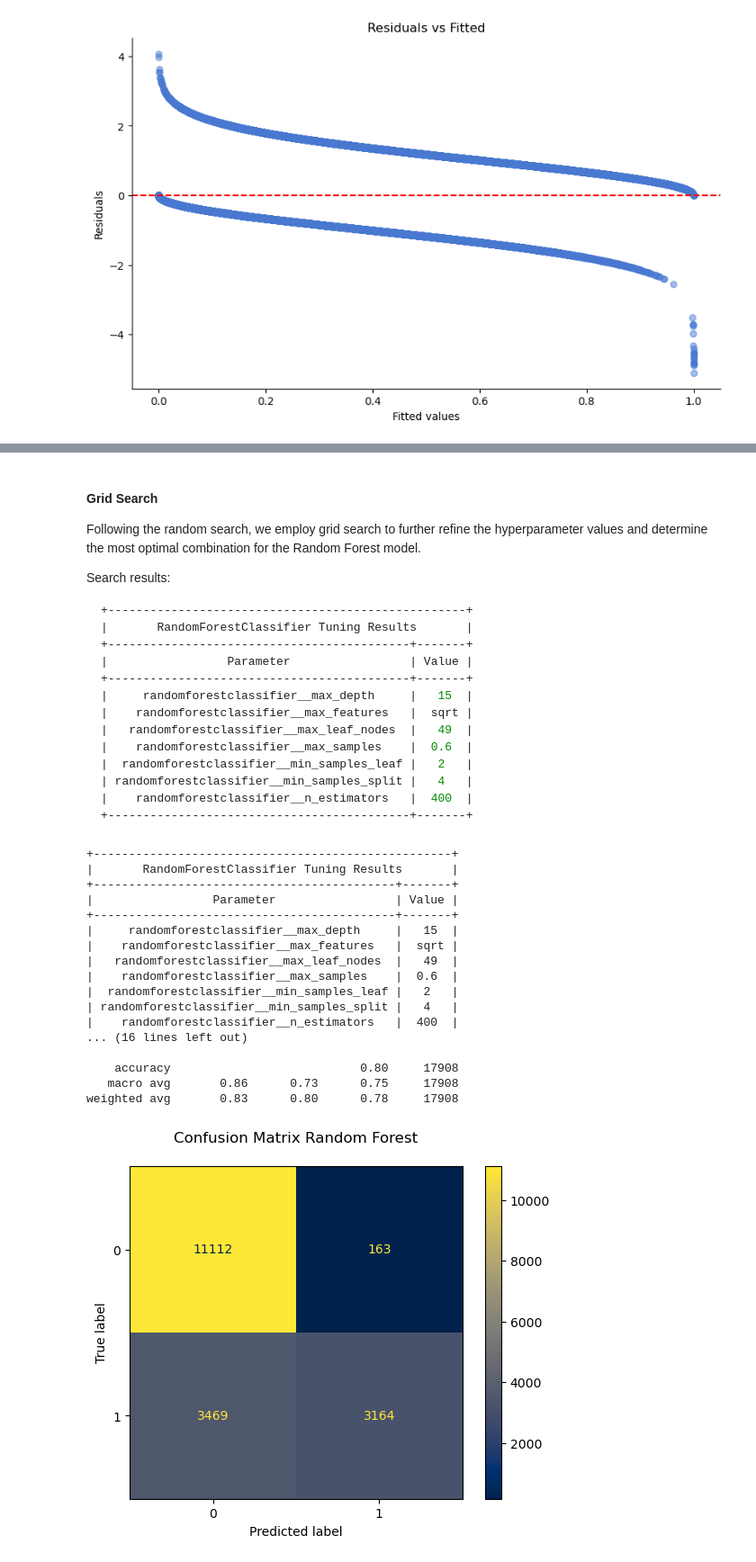
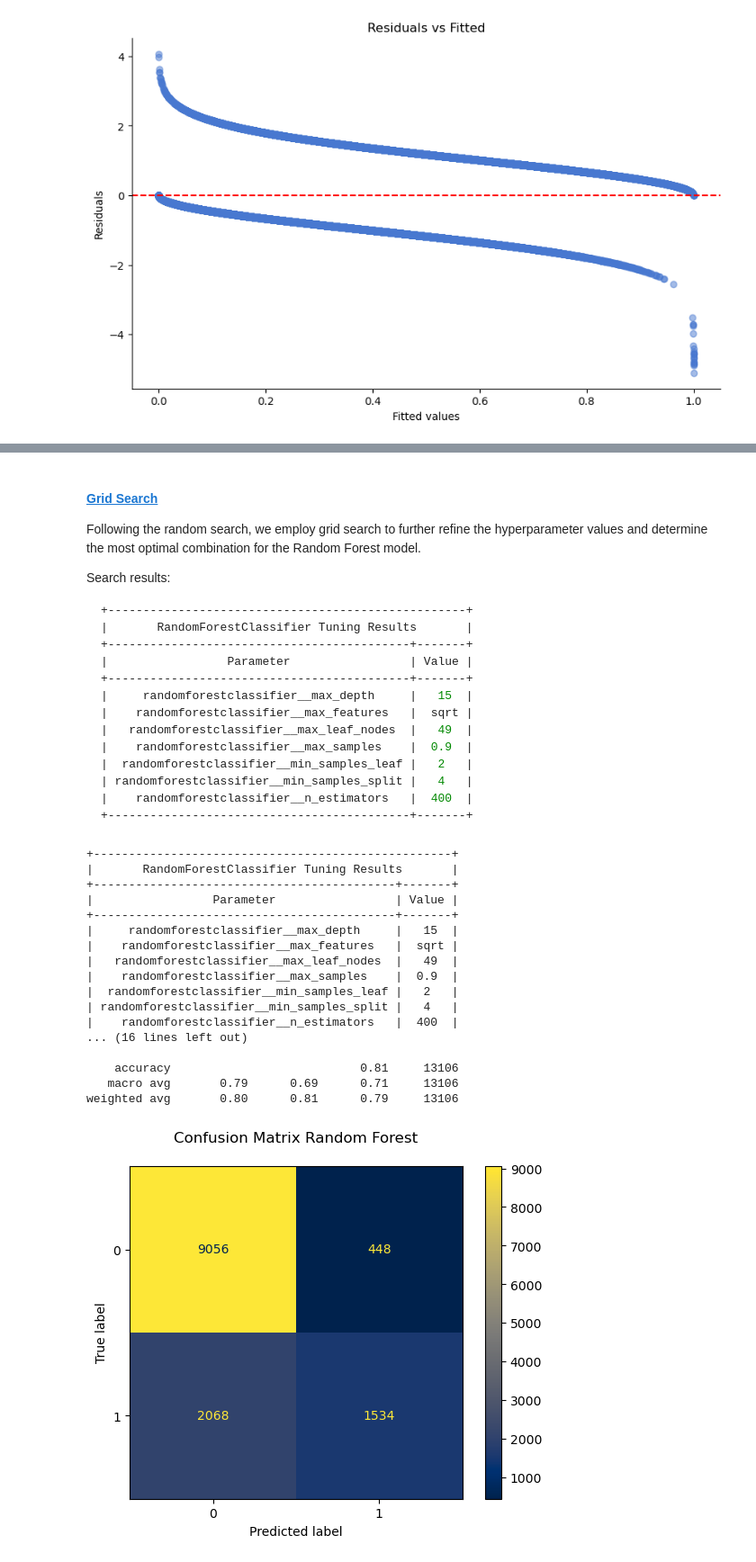
Before and after one commit to FutureGoose/advanced_techniques_logistic_regression, a Jupyter notebook: fundamentals_logistic_regression_part2.ipynb, the cells around one changed output, grey strips where cells are left out. Shown at 90% size. Drawn from its saved outputs; the diff is of its cells as text; code cells hidden in the pictures.

```diff
--- a/fundamentals_logistic_regression_part2.ipynb
+++ b/fundamentals_logistic_regression_part2.ipynb
@@ -1002,0 +958,20 @@ weighted avg       0.88      0.88      0.88     17908
+# %%
+from sklearn.ensemble import RandomForestClassifier
+
+# Instantiate the random forest classifier model
+rf_model = RandomForestClassifier()
+
+# Create the pipeline
+pipe = make_pipeline(preprocessor, rf_model)
+
+# Fit the model
+pipe.fit(X_train, y_train)
+
+# Evaluate the model on train and validation data
+y_pred_train = pipe.predict(X_train)
+y_pred_val = pipe.predict(X_val)
+class_report_train = classification_report(y_train, y_pred_train)
+class_report_val = classification_report(y_val, y_pred_val)
+
+print(f"\nClassification Report on train data: \n{class_report_train}")
+print(f"\nClassification Report on validation data: \n{class_report_val}")
@@ -1137,5 +1133,5 @@ weighted avg       0.83      0.79      0.76     17908
 # %% [markdown]
-#### Grid Search
+#### <a id='toc1_6_3_2_'></a>[Grid Search](#toc0_)
 Following the random search, we employ grid search to further refine the hyperparameter values and determine the most optimal combination for the Random Forest model.
 
 Search results:
@@ -1149,7 +1145,7 @@ Search results:
 |     randomforestclassifier__max_depth     |   15  |
 |    randomforestclassifier__max_features   |  sqrt |
 |   randomforestclassifier__max_leaf_nodes  |   49  |
-|    randomforestclassifier__max_samples    |  0.6  |
+|    randomforestclassifier__max_samples    |  0.9  |
 |  randomforestclassifier__min_samples_leaf |   2   |
 | randomforestclassifier__min_samples_split |   4   |
 |    randomforestclassifier__n_estimators   |  400  |
@@ -1161,47 +1157,47 @@ param_grid = {
     'randomforestclassifier__max_depth': [15],        # Sets the maximum depth of the trees, limiting how many splits it can make
     'randomforestclassifier__max_features': ['sqrt'], # Specifies the maximum number of features considered when looking for the best split
     'randomforestclassifier__max_leaf_nodes': [49],   # Limits the maximum number of leaf nodes, reducing overfitting by preventing the tree from growing too complex
-    'randomforestclassifier__max_samples': [0.6],     # Determines the fraction of the original dataset given to any individual tree, reducing training time
+    'randomforestclassifier__max_samples': [0.9],     # Determines the fraction of the original dataset given to any individual tree, reducing training time
     'randomforestclassifier__min_samples_leaf': [2],  # Requires at least this many samples to be at a leaf node, further preventing overfitting by ensuring a minimum number of samples at the leaves
     'randomforestclassifier__min_samples_split': [4], # Sets the minimum number of samples required to split an internal node
     'randomforestclassifier__n_estimators': [400],    # Specifies the number of trees in the forest, affecting the model's performance and computational cost
 
 }
 
 # Grid search setup
 grid_rf = GridSearchCV(estimator=pipe,
                       param_grid=param_grid,
-                      cv=5,
+                      cv=3,
                       scoring="f1",
                       n_jobs=-1)
 
 # Fit model to data
-grid_rf.fit(X_train2, y_train2)
+grid_rf.fit(X_train, y_train)
 
 # Show best params and scores
-display_search_results(grid_rf, X_train2, y_train2, X_val2, y_val2)
+display_search_results(grid_rf, X_train, y_train, X_val, y_val)
 
 # Confusion Matrix from estimator
-ConfusionMatrixDisplay.from_estimator(grid_rf, X_val2, y_val2, cmap='cividis')
+ConfusionMatrixDisplay.from_estimator(grid_rf, X_val, y_val, cmap='cividis')
 plt.title('Confusion Matrix Random Forest', y=1.05)
 plt.show()
 # %% [output]
 +---------------------------------------------------+
 |       RandomForestClassifier Tuning Results       |
 +-------------------------------------------+-------+
 |                 Parameter                 | Value |
 +-------------------------------------------+-------+
 |     randomforestclassifier__max_depth     |   15  |
 |    randomforestclassifier__max_features   |  sqrt |
 |   randomforestclassifier__max_leaf_nodes  |   49  |
-|    randomforestclassifier__max_samples    |  0.6  |
+|    randomforestclassifier__max_samples    |  0.9  |
 |  randomforestclassifier__min_samples_leaf |   2   |
 | randomforestclassifier__min_samples_split |   4   |
 |    randomforestclassifier__n_estimators   |  400  |
 ... (16 lines left out)
 
-    accuracy                           0.80     17908
-   macro avg       0.86      0.73      0.75     17908
-weighted avg       0.83      0.80      0.78     17908
+    accuracy                           0.81     13106
+   macro avg       0.79      0.69      0.71     13106
+weighted avg       0.80      0.81      0.79     13106
-[figure, old version]
+[figure, new version]
 # %% [markdown]
```
Also changed, not shown: parts of 48 cells of this notebook.
